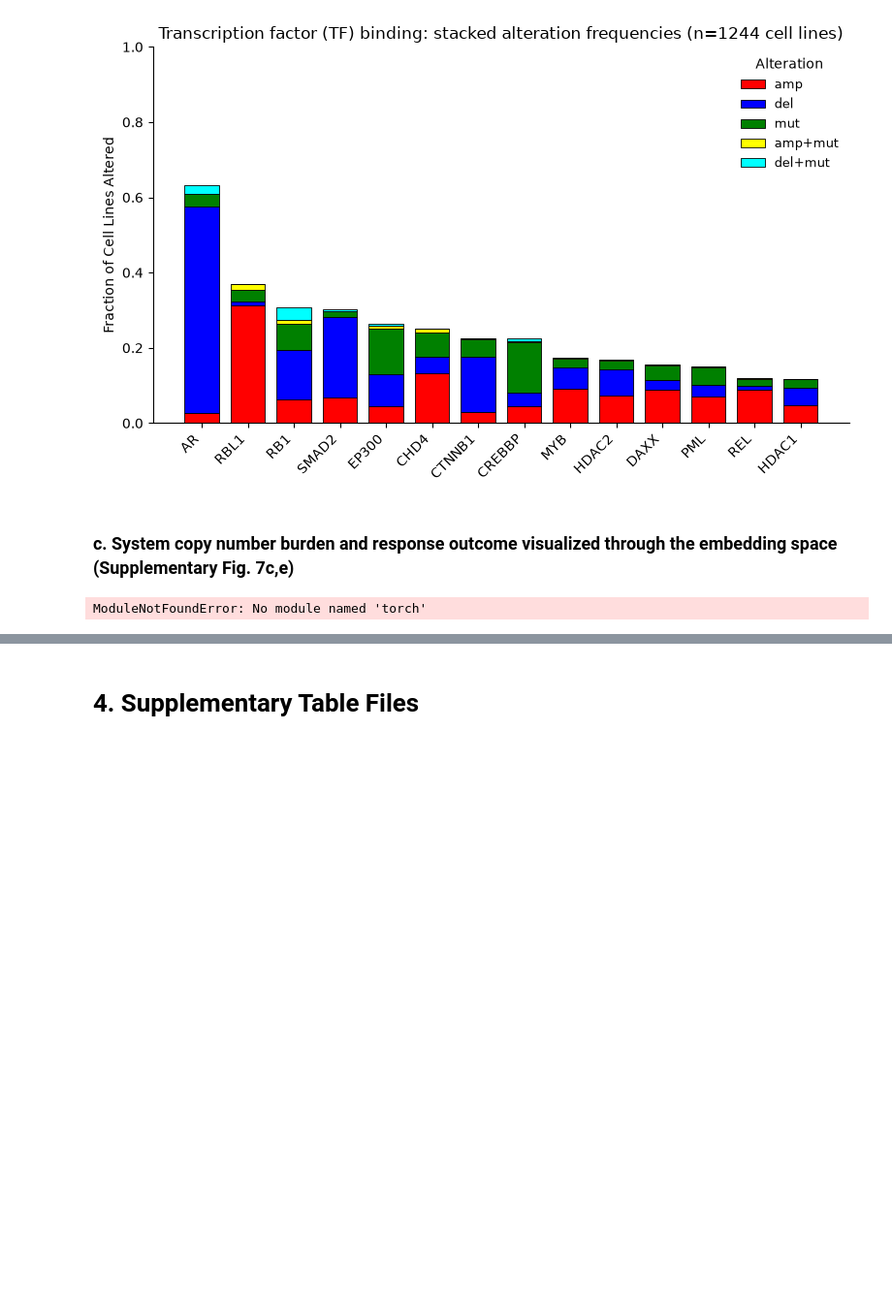
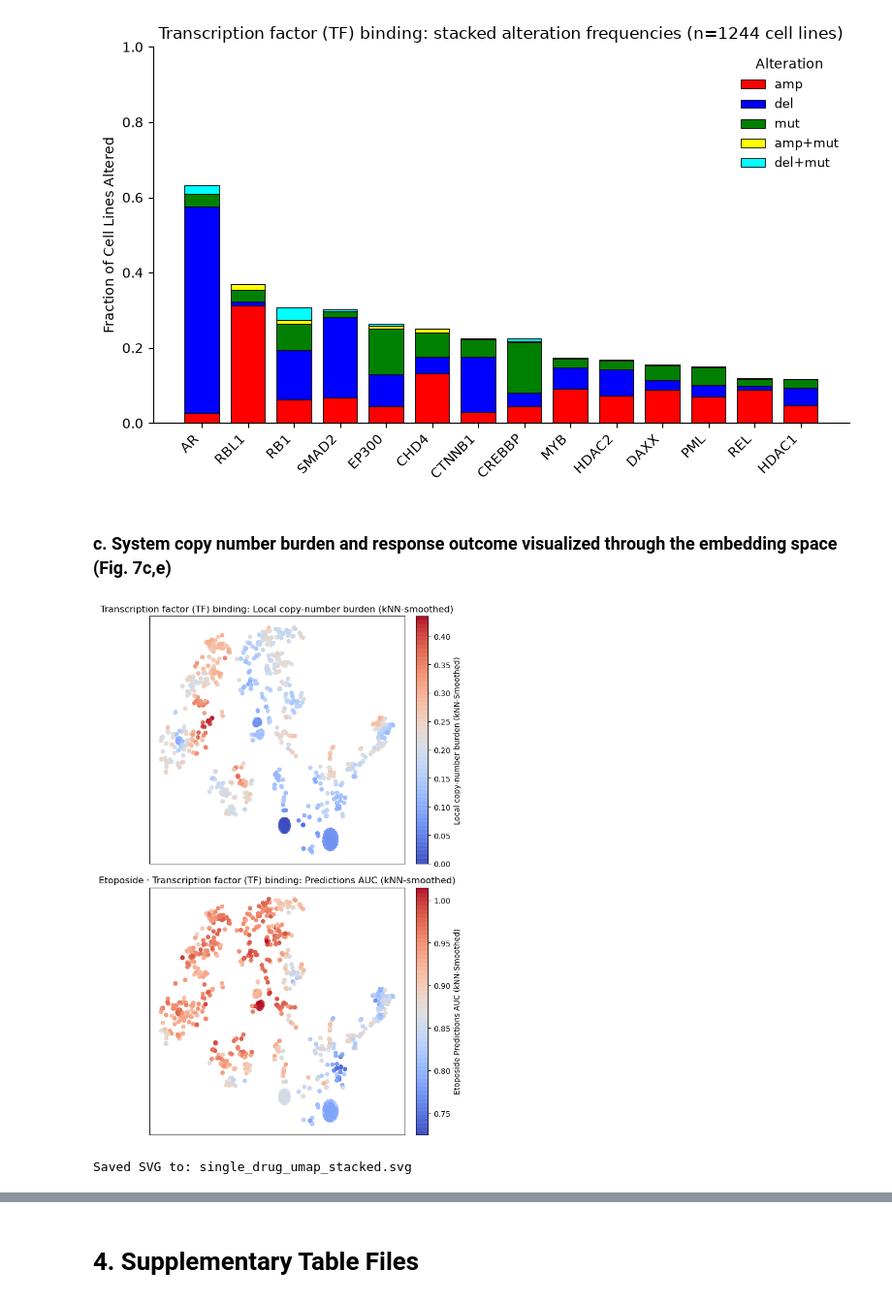
Before and after one commit to digitaltumors/DRPT, a Jupyter notebook: interpretation/Interpret-DRPT.ipynb, the cells around one changed output, grey strips where cells are left out. Shown at 97% size. Drawn from its saved outputs; the diff is of its cells as text; code cells hidden in the pictures; blank space fills up the shorter version.

```diff
--- a/interpretation/Interpret-DRPT.ipynb
+++ b/interpretation/Interpret-DRPT.ipynb
@@ -11100,7 +11154,7 @@ stacked_df = plot_system_stacked_gene_alteration_frequencies(
 Saved SVG to: ar_signaling_stacked_alteration_frequencies.svg
 [figure]
 # %% [markdown]
-### c. System copy number burden and response outcome visualized through the embedding space (Supplementary Fig. 7c,e)
+### c. System copy number burden and response outcome visualized through the embedding space (Fig. 7c,e)
 # %%
 from typing import Optional
 import matplotlib.pyplot as plt
@@ -11122,7 +11176,7 @@ def build_system_embeddings_for_drug(results, drug, system_name, system_to_index
     """
     sys_idx = system_to_index[system_name]
     cells = results[drug]["celllines"]
-    emb3d = results[drug]["system_embeddings"]      # (n_cells, 131, 128)
+    emb3d = results[drug]["system_embeddings_forward"]      # (n_cells, 131, 128)
     emb2d = emb3d[:, sys_idx, :]                    # (n_cells, 128)
     emb_df = pd.DataFrame(emb2d, index=pd.Index(cells, name="cell_line"))
     emb_df.columns = [f"e{i}" for i in range(emb_df.shape[1])]
@@ -11590,6 +11644,29 @@ def umap_burden_and_single_drug_auc_stacked(
         out["auc_smooth"] = auc_plot
 
     return out
-# %% [output]
-ModuleNotFoundError: No module named 'torch'
+# %%
+result = umap_burden_and_single_drug_auc_stacked(
+    results=results,
+    drug="Etoposide",
+    system_name="Transcription factor (TF) binding", # Note, alternative name for "AR signaling" (original NeST name)
+    system_to_index=system_to_index,
+    system_to_genes=system_to_genes,
+    amp_file=DATA_DIR / "cell2cnamplification_ctg_av.txt",
+    del_file=DATA_DIR / "cell2cndeletion_ctg_av.txt",
+    mut_file=DATA_DIR / "cell2mutation_ctg_av.txt",
+    cell_index_file=DATA_DIR / "cell2ind_av.txt",
+    gene_index_file=DATA_DIR / "gene2ind_ctg_av.txt",
+    which_auc="predictions",
+    burden_mode="cn",          # or "tmb"
+    burden_scope="local",     # or "local"
+    knn_smooth=True,
+    k=15,
+    random_state=0,
+    figsize=(6, 10),
+    cmap="coolwarm",
+    #out_svg="etoposide_ar_signaling_local_cn+predicted_umap.svg"
+)
+# %% [output]
+[figure, added]
+Saved SVG to: single_drug_umap_stacked.svg
 # %% [markdown]
```
Also changed, not shown: parts of 17 cells of this notebook.
